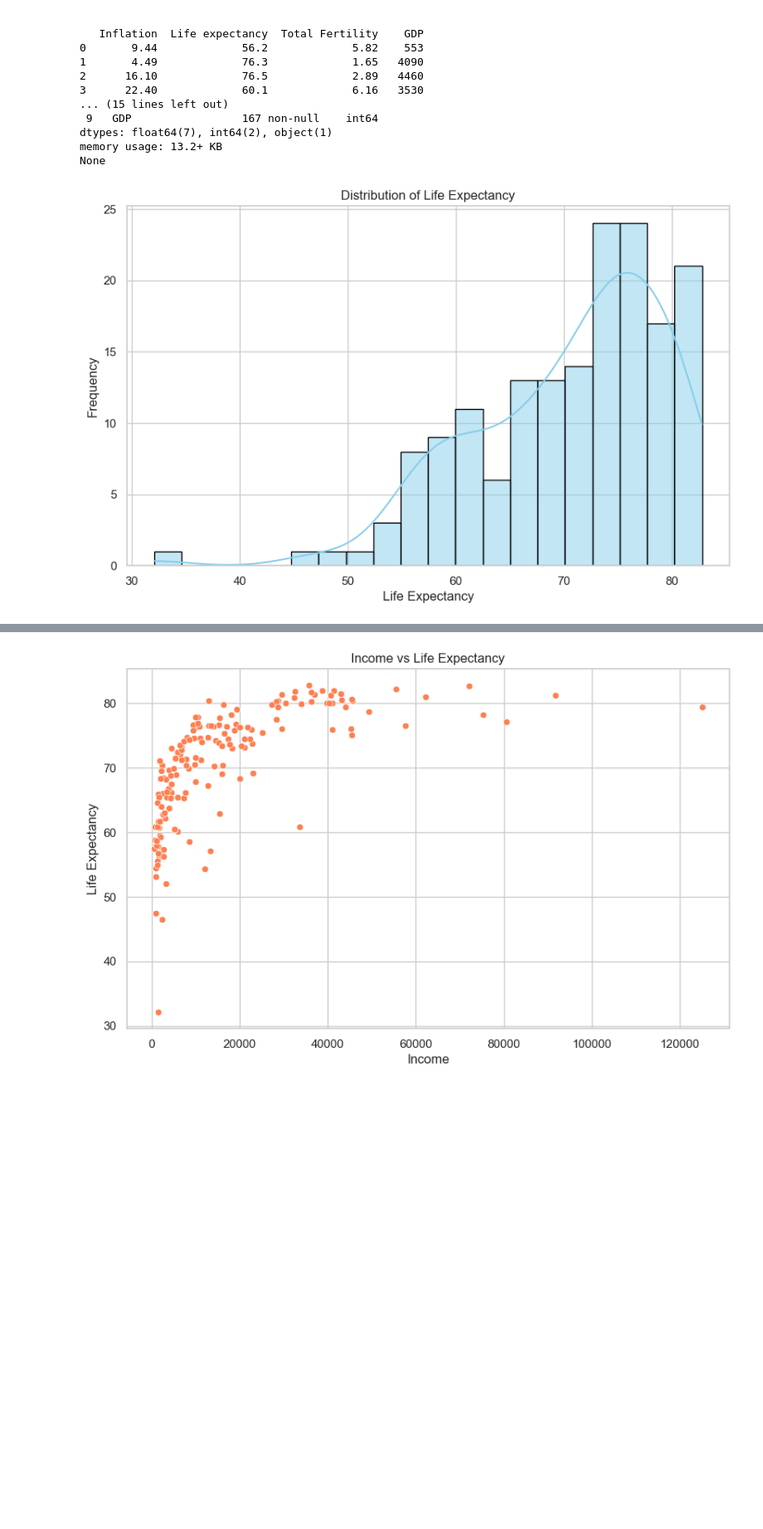
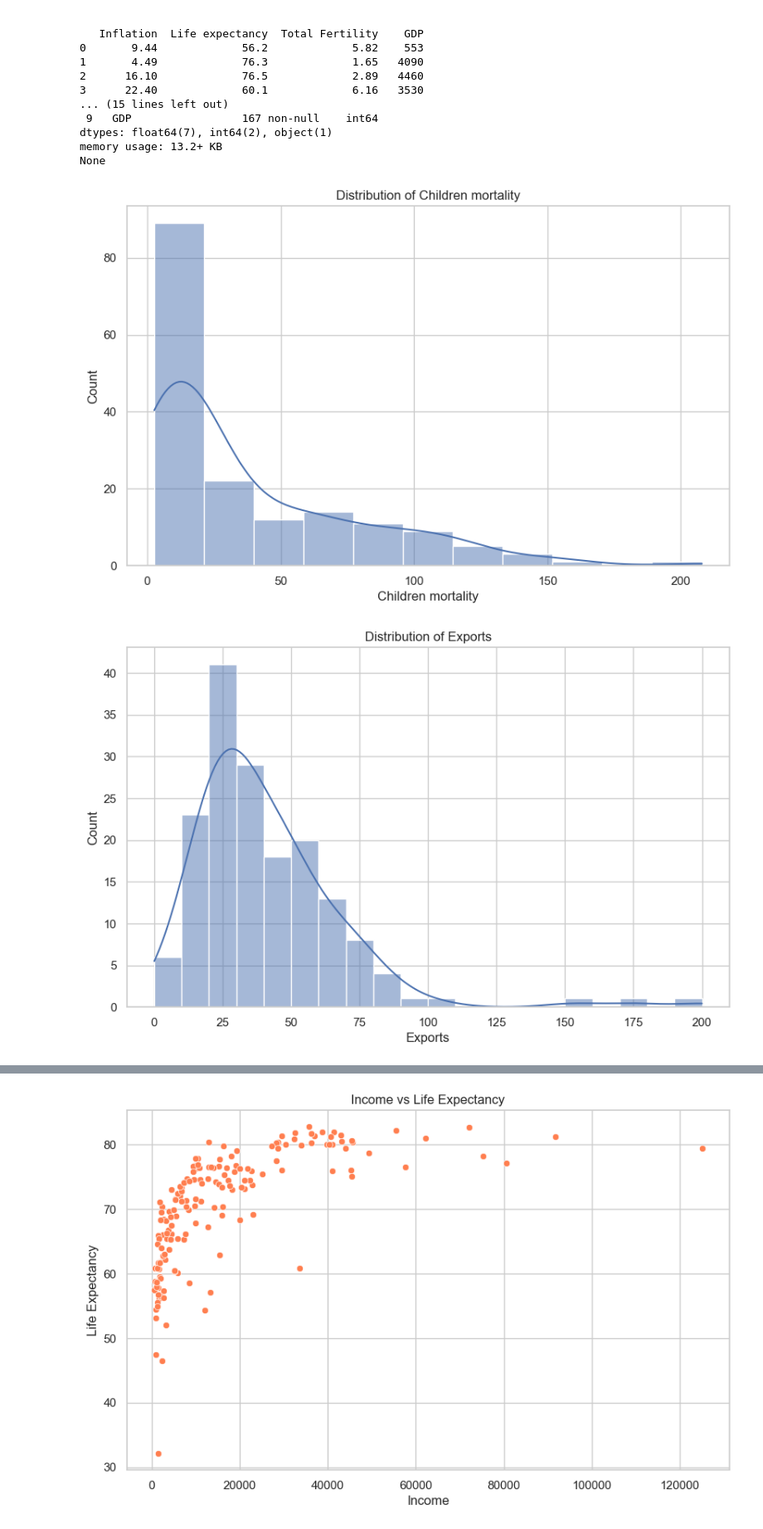
Before and after one commit to vladost03/IDA_Ostrovshchuk, a Jupyter notebook: Lab4/Lab4.ipynb, the cells around one changed output, grey strips where cells are left out. Shown: that part at 83% size. Saved outputs shown, nothing was run; the diff lists cells and outputs as text; code cells hidden in the pictures; blank space fills up the shorter version.

```diff
--- a/Lab4/Lab4.ipynb
+++ b/Lab4/Lab4.ipynb
@@ -44,15 +44,16 @@ dtypes: float64(7), int64(2), object(1)
 memory usage: 13.2+ KB
 None
 # %%
-# Однофакторний аналіз: гістограма "Life expectancy"
-# Налаштування стилю Seaborn
+# Однофакторний аналіз
+# Встановлюємо стиль графіків
 sns.set(style="whitegrid")
 
-plt.figure(figsize=(10, 6))
-sns.histplot(countries['Life expectancy'], bins=20, kde=True, color='skyblue', edgecolor='black')
-plt.title('Distribution of Life Expectancy')
-plt.xlabel('Life Expectancy')
-plt.ylabel('Frequency')
-plt.show()
+# Розподіл для кожного фактора
+for column in countries_columns[1:]:
+    plt.figure(figsize=(10, 6))
+    sns.histplot(countries[column], kde=True)
+    plt.title(f'Distribution of {column}')
+    plt.show()
 # %% [output]
-[figure, old version]
+[figure, new version]
+[figure, added]
```
Also changed, not shown: parts of 22 cells of this notebook, 1 other file.
